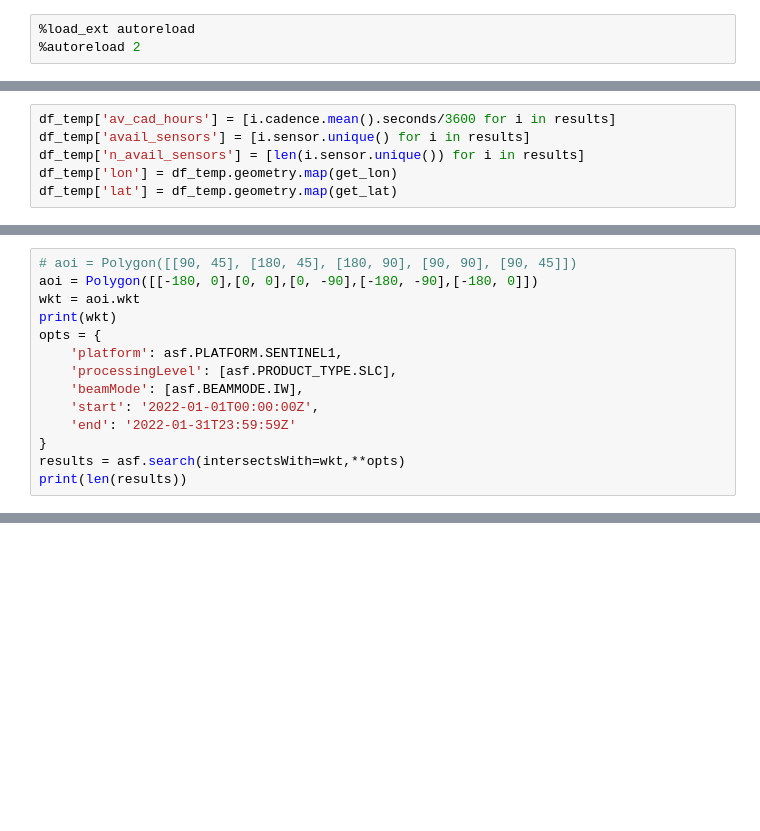
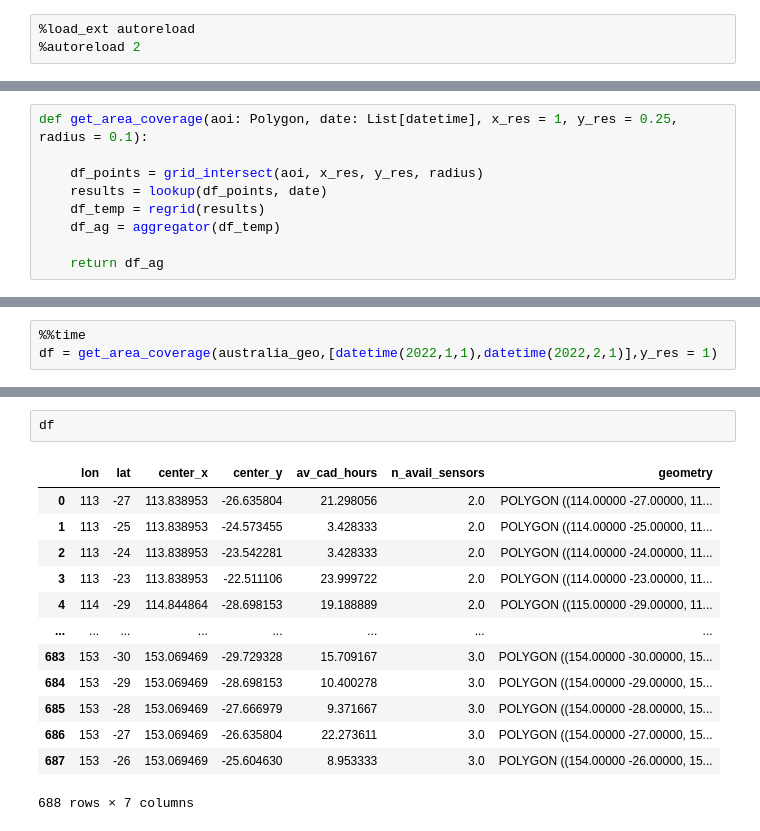
Before and after one commit to kvenkman/opera_coverage, a Jupyter notebook: notebooks/Global-Coverage.ipynb, the cells around one changed output, grey strips where cells are left out. Drawn from its saved outputs; the diff is of its cells as text; blank space fills up the shorter version.

```diff
--- a/notebooks/Global-Coverage.ipynb
+++ b/notebooks/Global-Coverage.ipynb
@@ -108,6 +9,0 @@ df_temp = df_australia_points[900:1000].copy()
-# %%
-df_temp['av_cad_hours'] = [i.cadence.mean().seconds/3600 for i in results]
-df_temp['avail_sensors'] = [i.sensor.unique() for i in results]
-df_temp['n_avail_sensors'] = [len(i.sensor.unique()) for i in results]
-df_temp['lon'] = df_temp.geometry.map(get_lon)
-df_temp['lat'] = df_temp.geometry.map(get_lat)
@@ -207,14 +9,0 @@ _ = shape2gdf(test_aoi, filename = 'test2', to_file = True)
-# %%
-# aoi = Polygon([[90, 45], [180, 45], [180, 90], [90, 90], [90, 45]])
-aoi = Polygon([[-180, 0],[0, 0],[0, -90],[-180, -90],[-180, 0]])
-wkt = aoi.wkt
-print(wkt)
-opts = {
-    'platform': asf.PLATFORM.SENTINEL1,
-    'processingLevel': [asf.PRODUCT_TYPE.SLC],
-    'beamMode': [asf.BEAMMODE.IW],
-    'start': '2022-01-01T00:00:00Z',
-    'end': '2022-01-31T23:59:59Z'
-}
-results = asf.search(intersectsWith=wkt,**opts)
-print(len(results))
@@ -253,0 +88,9 @@ df.iloc[:2].to_file('test2.geojson',driver='GeoJSON')
+# %%
+def get_area_coverage(aoi: Polygon, date: List[datetime], x_res = 1, y_res = 0.25, radius = 0.1):
+
+    df_points = grid_intersect(aoi, x_res, y_res, radius)
+    results = lookup(df_points, date)
+    df_temp = regrid(results)
+    df_ag = aggregator(df_temp)
+
+    return df_ag
@@ -253,0 +155,3 @@ df.iloc[:2].to_file('test2.geojson',driver='GeoJSON')
+# %%
+%%time
+df = get_area_coverage(australia_geo,[datetime(2022,1,1),datetime(2022,2,1)],y_res = 1)
@@ -253,0 +187,16 @@ df.iloc[:2].to_file('test2.geojson',driver='GeoJSON')
+# %%
+df
+# %% [output]
+|  | lon | lat | center_x | center_y | av_cad_hours | n_avail_sensors | geometry |
+| 0 | 113 | -27 | 113.838953 | -26.635804 | 21.298056 | 2.0 | POLYGON ((114.00000 -27.00000, 11... |
+| 1 | 113 | -25 | 113.838953 | -24.573455 | 3.428333 | 2.0 | POLYGON ((114.00000 -25.00000, 11... |
+| 2 | 113 | -24 | 113.838953 | -23.542281 | 3.428333 | 2.0 | POLYGON ((114.00000 -24.00000, 11... |
+| 3 | 113 | -23 | 113.838953 | -22.511106 | 23.999722 | 2.0 | POLYGON ((114.00000 -23.00000, 11... |
+| 4 | 114 | -29 | 114.844864 | -28.698153 | 19.188889 | 2.0 | POLYGON ((115.00000 -29.00000, 11... |
+| ... | ... | ... | ... | ... | ... | ... | ... |
+| 683 | 153 | -30 | 153.069469 | -29.729328 | 15.709167 | 3.0 | POLYGON ((154.00000 -30.00000, 15... |
+| 684 | 153 | -29 | 153.069469 | -28.698153 | 10.400278 | 3.0 | POLYGON ((154.00000 -29.00000, 15... |
+| 685 | 153 | -28 | 153.069469 | -27.666979 | 9.371667 | 3.0 | POLYGON ((154.00000 -28.00000, 15... |
+| 686 | 153 | -27 | 153.069469 | -26.635804 | 22.273611 | 3.0 | POLYGON ((154.00000 -27.00000, 15... |
+| 687 | 153 | -26 | 153.069469 | -25.604630 | 8.953333 | 3.0 | POLYGON ((154.00000 -26.00000, 15... |
+688 rows × 7 columns
```
Also changed, not shown: parts of 79 cells of this notebook, 2 other files.
